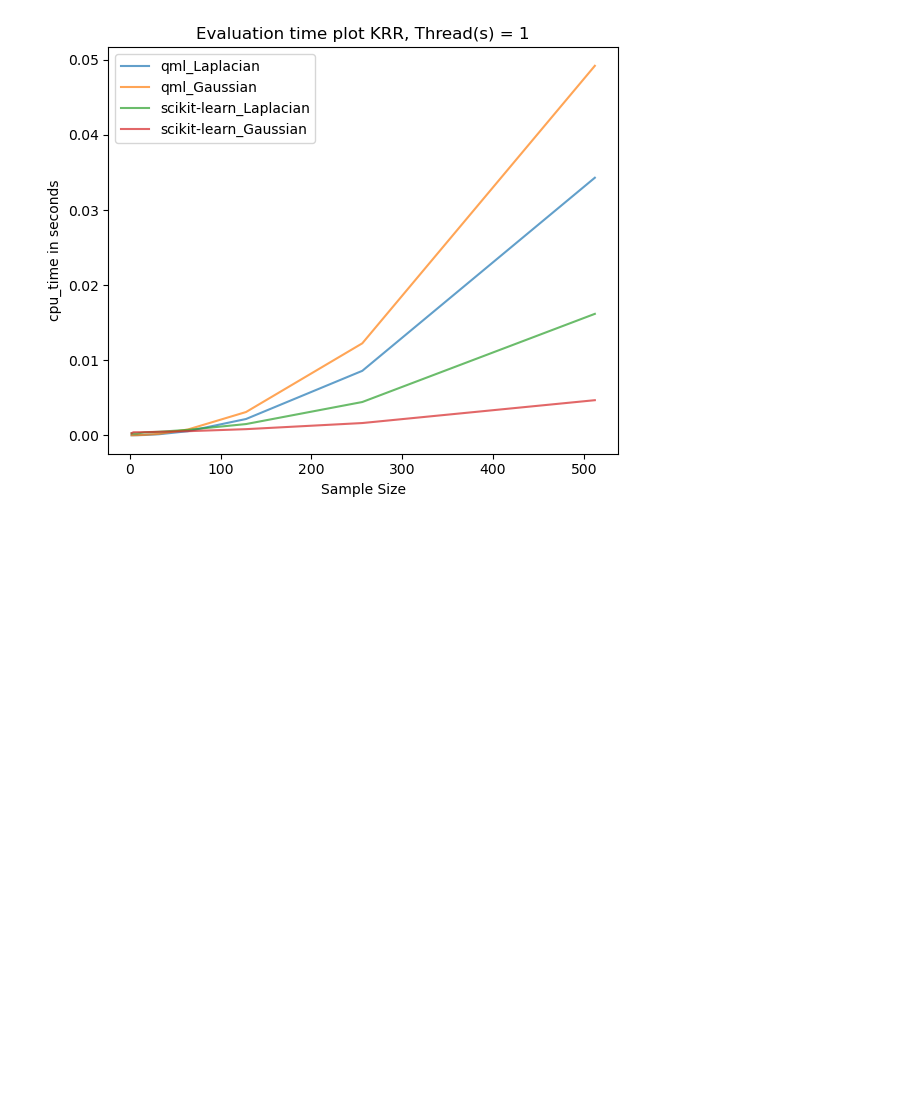
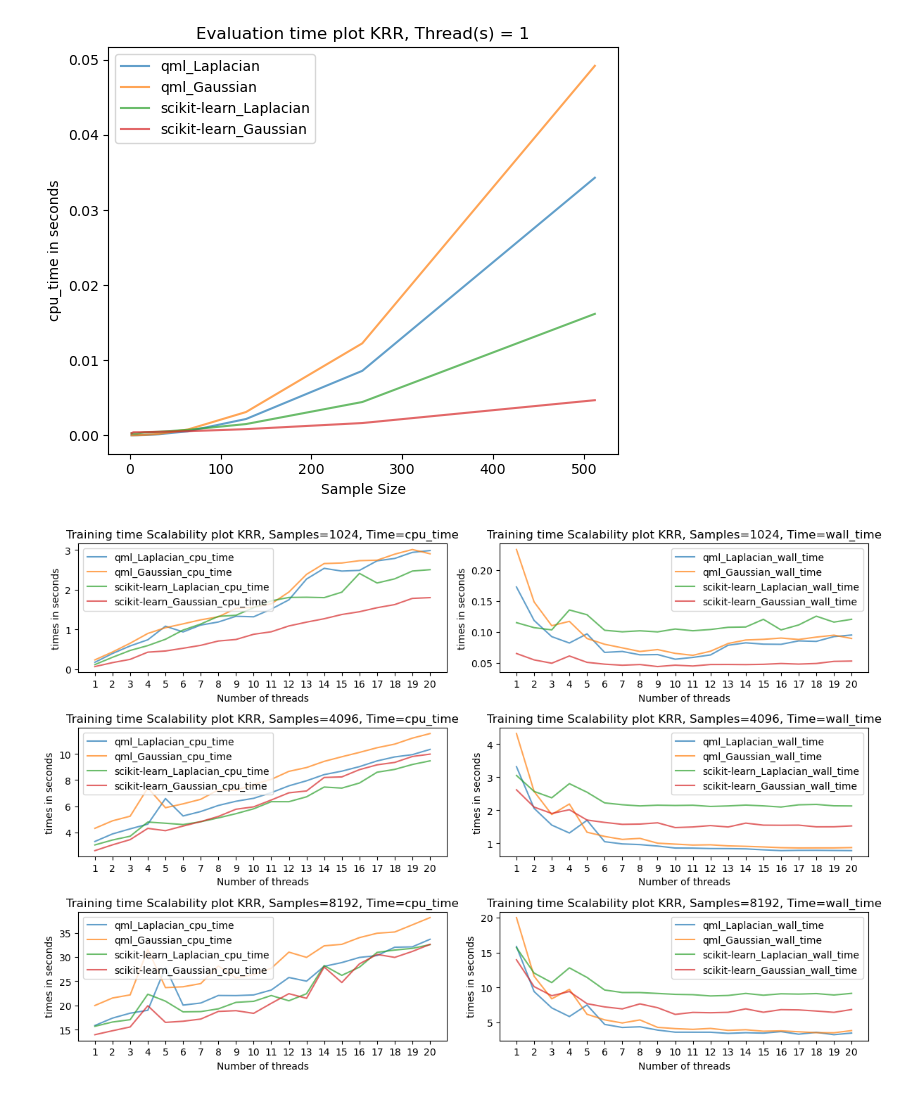
Before and after one commit to LegoCreation/Thesis, a Jupyter notebook: KRR.ipynb, the cells around one changed output. Drawn from its saved outputs; the diff is of its cells as text; code cells hidden in the pictures; blank space fills up the shorter version.

Commit message:
Scalability

```diff
--- a/KRR.ipynb
+++ b/KRR.ipynb
@@ -241,3 +241,6 @@ plot_avg_training(krr_array)
 plot_avg_testing(krr_array)
 # %% [output]
 [figure]
+# %%
+
+krr_array_new = np.array([np.load("/home/ssunar/Thesis/data/output_data/KRR_thread_" + str(thread) + ".npy", allow_pickle=True) for thread in range(1, 21)])
@@ -243,0 +249,33 @@ plot_avg_testing(krr_array)
+# %%
+def plot_scalability(krr_array):
+    fig, axs = plt.subplots(nrows=3, ncols=2, figsize=(12,8))
+    kernel_names = ["Laplacian", "Gaussian"]
+    library_names = ["qml", "scikit-learn"]
+    times_names = ["cpu_time", "wall_time"]
+    threads = [i for i in range(1, 21)]
+    samples_idx = [9, 11, 12]
+
+
+    for i, sample_idx in enumerate(samples_idx):
+        for t, time_name in enumerate(times_names):
+            for l, library_name in enumerate(library_names):
+                for k, kernel_name in enumerate(kernel_names):
+                    avg_training_time= np.zeros((20,))
+                    for j, thread in enumerate(threads):
+                        if time_name == "wall_time":
+                            avg_training_time[j-1] = krr_array[j-1, sample_idx, l, k].avg_training_time_wall
+                        else:
+                            avg_training_time[j-1] = krr_array[j-1, sample_idx, l, k].avg_training_time_cpu
+                    axs[i][t].plot(np.array(threads), avg_training_time, label=library_name+"_"+kernel_name+"_"+time_name, alpha = 0.7)
+                    axs[i][t].set_title(f"Training time Scalability plot KRR, Samples={2**(sample_idx+1)}, Time={time_name}")
+                    axs[i][t].set_xlabel("Number of threads")
+                    axs[i][t].set_ylabel(f"times in seconds")
+                    axs[i][t].set_xticks([for i in ])
+                    axs[i][t].legend()
+    plt.tight_layout()
+    plt.show()
+    fig.savefig("./img/Scalability_Training_time.png", dpi = 100)
+# %%
+plot_scalability(krr_array_new)
+# %% [output]
+[figure, added]
```
Also changed, not shown: parts of 5 cells of this notebook, 1 other file.
